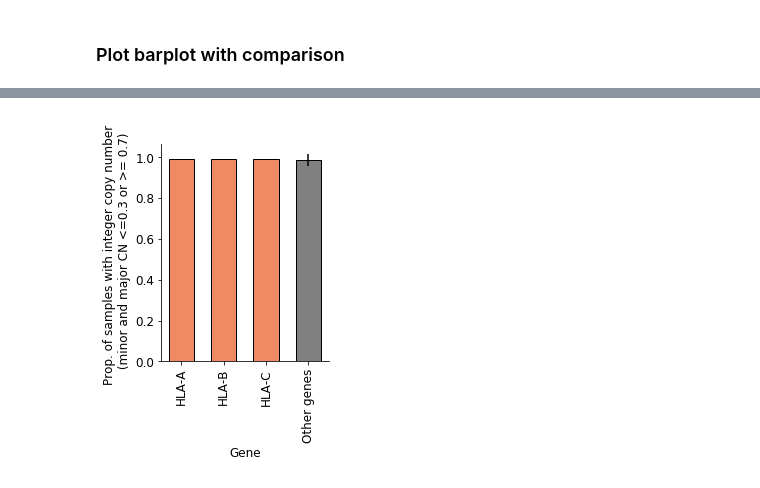
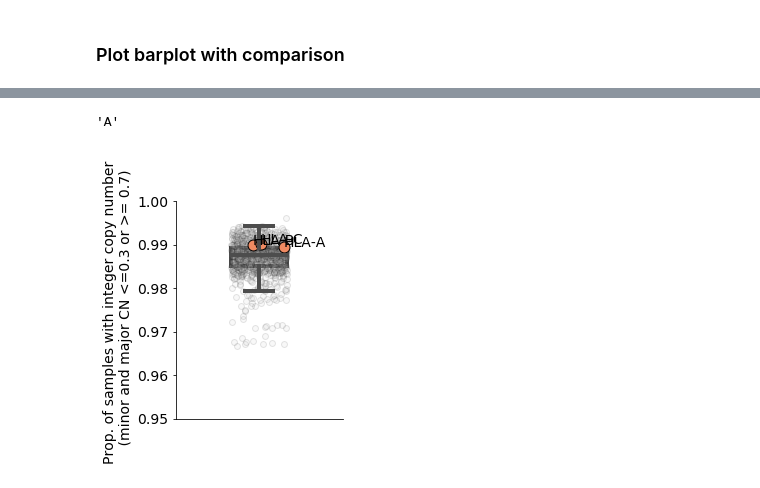
Before and after one commit to UMCUGenetics/Genetic-Immune-Escape, a Jupyter notebook: 1_benchmark/plot_copy_number_quality.ipynb, the cells around one changed output, grey strips where cells are left out. Cells and saved outputs as stored; diff of their text form; code cells hidden in the pictures.

Commit message:
changes visualization supp fig 1

```diff
--- a/1_benchmark/plot_copy_number_quality.ipynb
+++ b/1_benchmark/plot_copy_number_quality.ipynb
@@ -88,7 +88,7 @@ for a in ["A","B","C"]:
 ##### Observe background genes :
 -- generated with parse_cn_other_genes.py
 # %%
-dh = pd.read_csv("data/cn_data_random_genes_hmf.tsv.gz",sep="\t",names=["gene","minMinorAlleleCopyNumber","minCopyNumber","sampleId"])
+dh = pd.read_csv("data/cn_data_random_genes_hartwig.tsv.gz",sep="\t",names=["gene","minMinorAlleleCopyNumber","minCopyNumber","sampleId"])
 dh=dh[dh["sampleId"].isin(df["sample_id"].values)]
 dh.set_index("gene",inplace=True)
 # %%
@@ -115,3 +137,44 @@ for v,c in other.items():
+# %%
+key
+# %% [output]
+'A'
+# %%
+fig,ax = plt.subplots(figsize=(3,4))
+j=0
+colors=["#760b23ff","#2d1a67ff","#063b07ff"]
+
+#ax.bar(x=j,height=np.nanmean(values),yerr=np.nanstd(values),color="grey",width=0.6,edgecolor="black")
+sns.boxplot(x=np.zeros(len(values)),y=values,color="grey",showfliers=False,width=0.5,linewidth=4.0)
+for patch in ax.artists:
+ r, g, b, a = patch.get_facecolor()
+ patch.set_facecolor((r, g, b, .3))
+ax.scatter(x=[0+random.uniform(-0.25, 0.25) for _ in values ],y=values,color="#bdbdbd",s=35,alpha=0.1,edgecolor="black")
+for i,value in enumerate(k.items()):
+    key,v=value
+    if key !="total":
+        o=0.0+random.uniform(-0.25, 0.25)
+        ax.scatter(x=o,y=v/df.shape[0],color="#ef8a62",s=120,edgecolor="black")
+        ax.annotate(xy=(o,v/df.shape[0]),s="HLA-"+key,fontsize=14)
+        j+=1
+
+
+ax.set_ylabel("Prop. of samples with integer copy number \n (minor and major CN <=0.3 or >= 0.7)",fontsize=14)
+ax.set_xlabel("Gene",fontsize=14)
+
+ax.tick_params(axis='both', which='major', labelsize=14)
+
+ax.spines['top'].set_visible(False)
+ax.spines['right'].set_visible(False)
+
+ax.set_ylim(0.95,1.0)
+ax.set_xlim(-0.75,0.75)
+
+ax.set_xticks([])
+ax.set_xlabel("")
+
+plt.savefig(f'../results/figures/figure1/hartwig_copynumber_MHCI_random_genes_comp.pdf', dpi=800,bbox_inches="tight")
+# %% [output]
+[figure, added]
 # %%
 fig,ax = plt.subplots(figsize=(3,4))
 j=0
@@ -134,5 +197,3 @@ ax.spines['top'].set_visible(False)
 ax.spines['right'].set_visible(False)
 
 plt.savefig(f'../results/figures/figure1/hartwig_copynumber_MHCI_random_genes_comp.png', dpi=800,bbox_inches="tight")
-# %% [output]
-[figure, removed]
```
Also changed, not shown: parts of 2 cells of this notebook, 1 other file.
